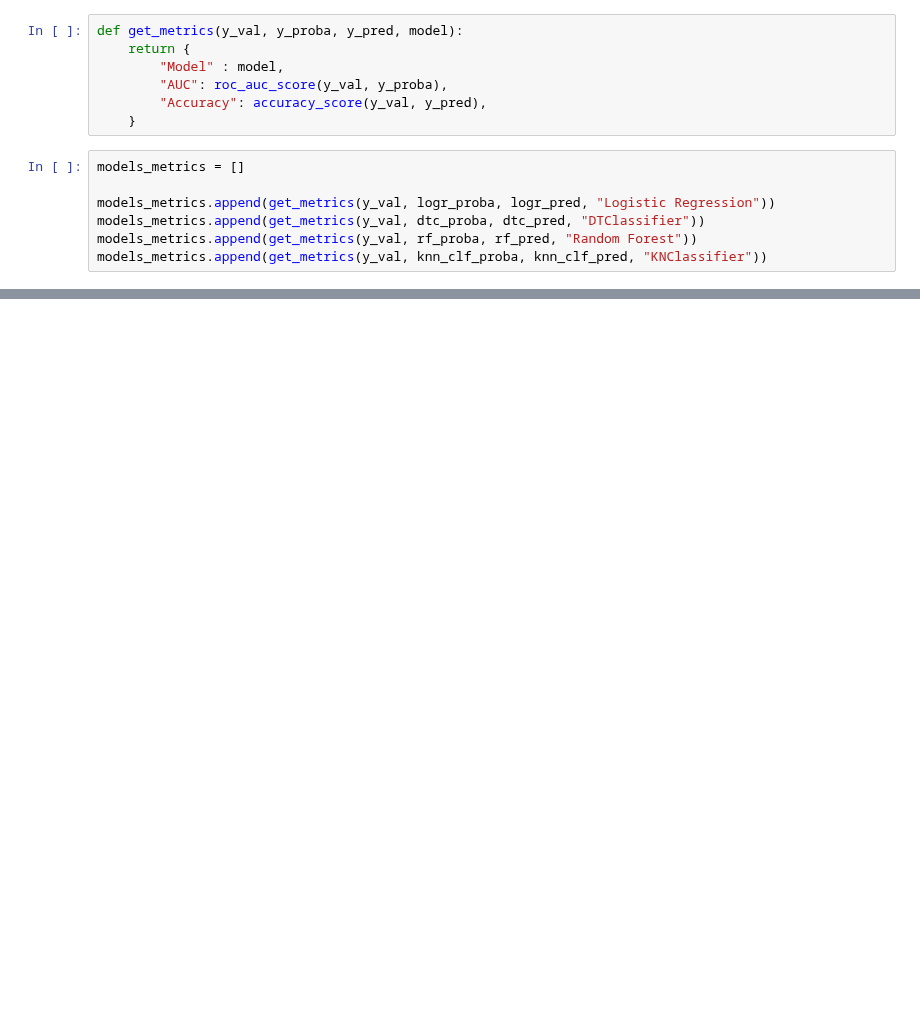
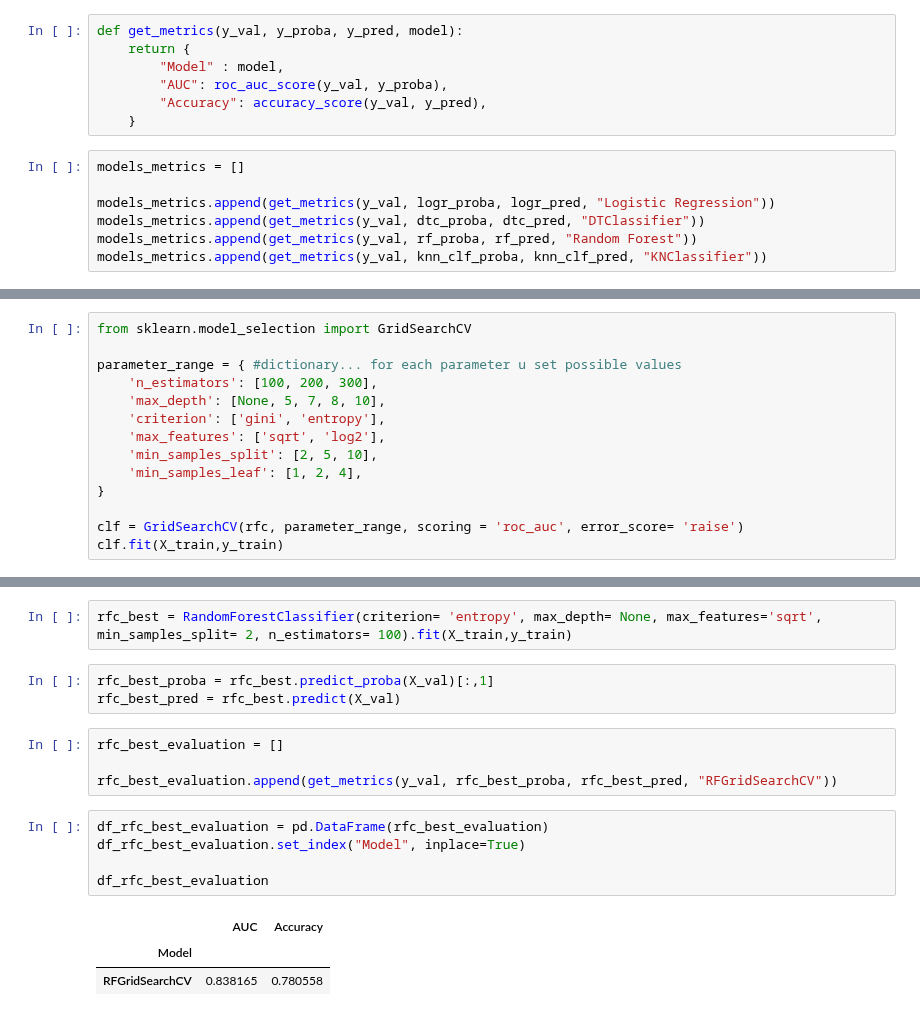
Before and after one commit to afonsolince06/Machine_Learning_Project, a Jupyter notebook: notebook4.ipynb, the cells around one changed output, grey strips where cells are left out. Drawn from its saved outputs; the diff is of its cells as text; blank space fills up the shorter version.

```diff
--- a/notebook4.ipynb
+++ b/notebook4.ipynb
@@ -235,0 +224,14 @@ FAZER:
+# %%
+from sklearn.model_selection import GridSearchCV
+
+parameter_range = { #dictionary... for each parameter u set possible values
+    'n_estimators': [100, 200, 300],
+    'max_depth': [None, 5, 7, 8, 10],
+    'criterion': ['gini', 'entropy'],
+    'max_features': ['sqrt', 'log2'],
+    'min_samples_split': [2, 5, 10],
+    'min_samples_leaf': [1, 2, 4],
+}
+
+clf = GridSearchCV(rfc, parameter_range, scoring = 'roc_auc', error_score= 'raise')
+clf.fit(X_train,y_train)
@@ -235,0 +249,18 @@ FAZER:
+# %%
+rfc_best = RandomForestClassifier(criterion= 'entropy', max_depth= None, max_features='sqrt', min_samples_split= 2, n_estimators= 100).fit(X_train,y_train)
+# %%
+rfc_best_proba = rfc_best.predict_proba(X_val)[:,1]
+rfc_best_pred = rfc_best.predict(X_val)
+# %%
+rfc_best_evaluation = []
+
+rfc_best_evaluation.append(get_metrics(y_val, rfc_best_proba, rfc_best_pred, "RFGridSearchCV"))
+# %%
+df_rfc_best_evaluation = pd.DataFrame(rfc_best_evaluation)
+df_rfc_best_evaluation.set_index("Model", inplace=True)
+
+df_rfc_best_evaluation
+# %% [output]
+|  | AUC | Accuracy |
+| Model |  |  |
+| RFGridSearchCV | 0.838165 | 0.780558 |
```
Also changed, not shown: parts of 14 cells of this notebook.
